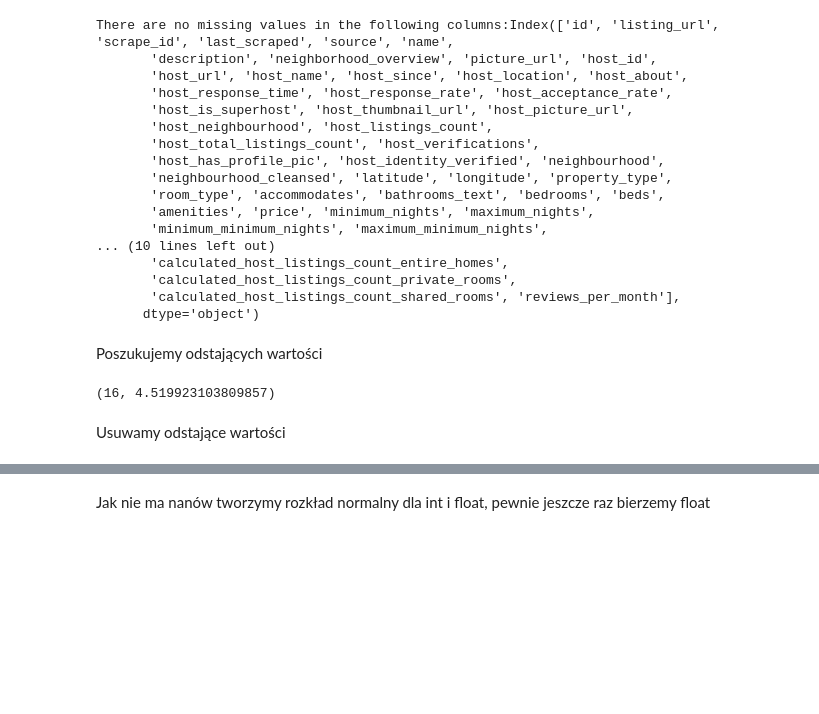
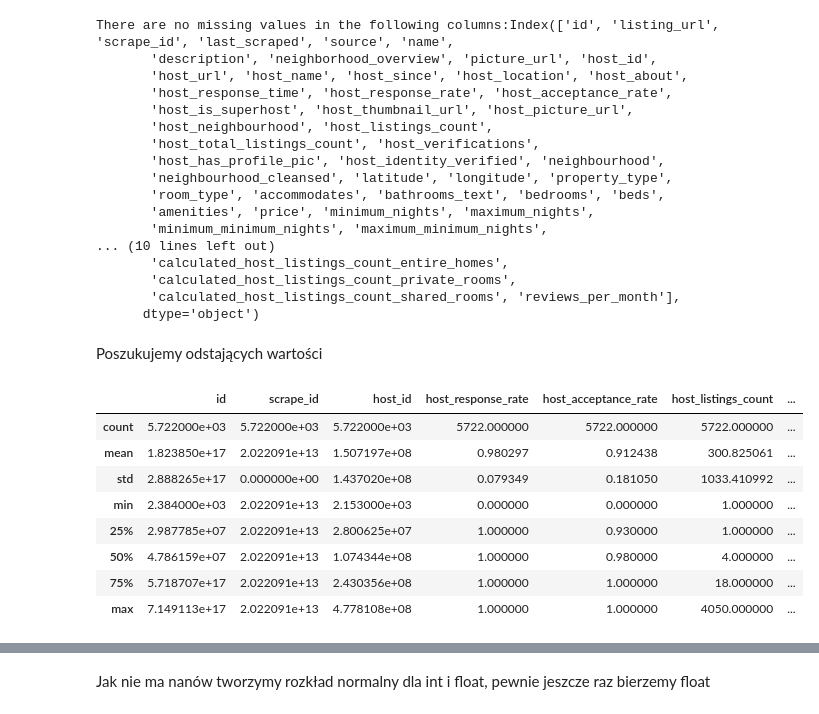
Before and after one commit to MarieeCzy/airbnb_data_analysis, a Jupyter notebook: data_cleaning/airbnb_data_cleaning.ipynb, the cells around one changed output, grey strips where cells are left out. Cells and saved outputs as stored; diff of their text form; code cells hidden in the pictures; blank space fills up the shorter version.

```diff
--- a/data_cleaning/airbnb_data_cleaning.ipynb
+++ b/data_cleaning/airbnb_data_cleaning.ipynb
@@ -297,9 +299,15 @@
       dtype='object')
 # %% [markdown]
 Poszukujemy odstających wartości
-# %%
-data_frame.accommodates.max(), data_frame.accommodates.mean()
-# %% [output]
-(16, 4.519923103809857)
-# %% [markdown]
-Usuwamy odstające wartości
+# %%
+data_frame[num_columns].describe()
+# %% [output]
+|  | id | scrape_id | host_id | host_response_rate | host_acceptance_rate | host_listings_count | ... |
+| count | 5.722000e+03 | 5.722000e+03 | 5.722000e+03 | 5722.000000 | 5722.000000 | 5722.000000 | ... |
+| mean | 1.823850e+17 | 2.022091e+13 | 1.507197e+08 | 0.980297 | 0.912438 | 300.825061 | ... |
+| std | 2.888265e+17 | 0.000000e+00 | 1.437020e+08 | 0.079349 | 0.181050 | 1033.410992 | ... |
+| min | 2.384000e+03 | 2.022091e+13 | 2.153000e+03 | 0.000000 | 0.000000 | 1.000000 | ... |
+| 25% | 2.987785e+07 | 2.022091e+13 | 2.800625e+07 | 1.000000 | 0.930000 | 1.000000 | ... |
+| 50% | 4.786159e+07 | 2.022091e+13 | 1.074344e+08 | 1.000000 | 0.980000 | 4.000000 | ... |
+| 75% | 5.718707e+17 | 2.022091e+13 | 2.430356e+08 | 1.000000 | 1.000000 | 18.000000 | ... |
+| max | 7.149113e+17 | 2.022091e+13 | 4.778108e+08 | 1.000000 | 1.000000 | 4050.000000 | ... |
```
Also changed, not shown: parts of 15 cells of this notebook, 1 other file.
